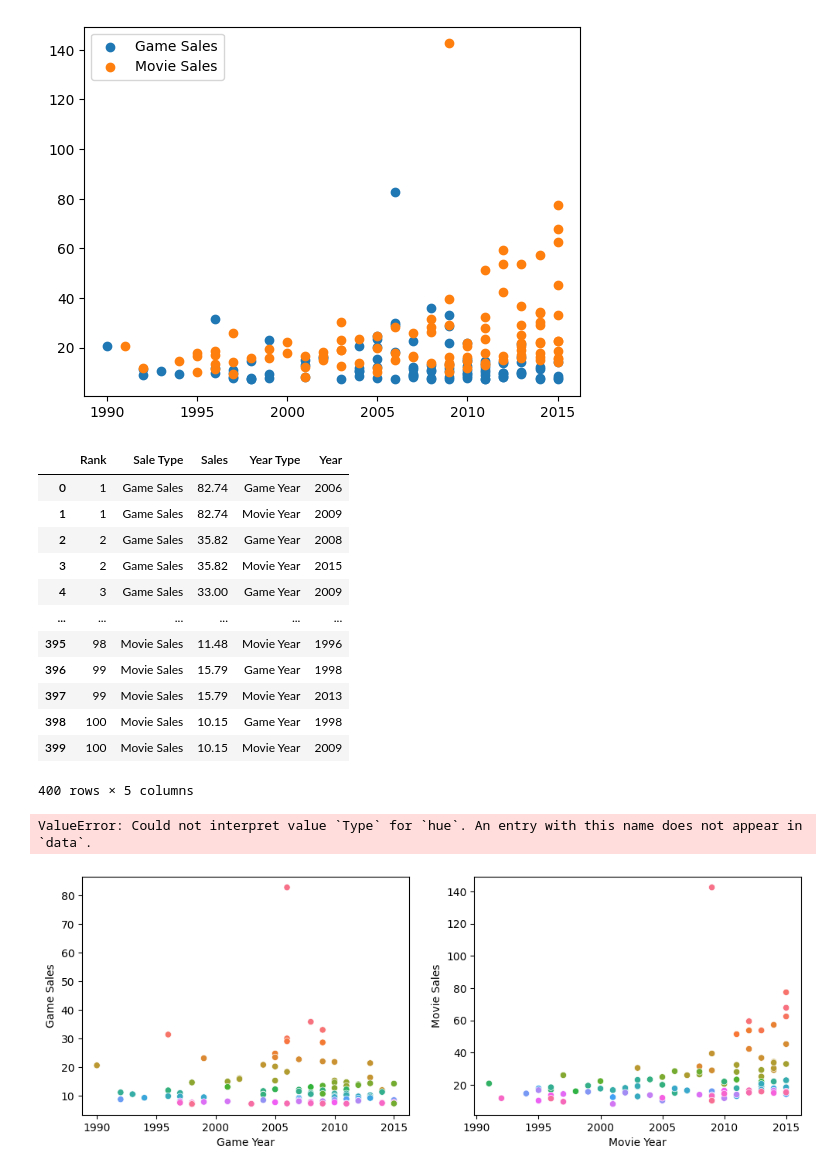
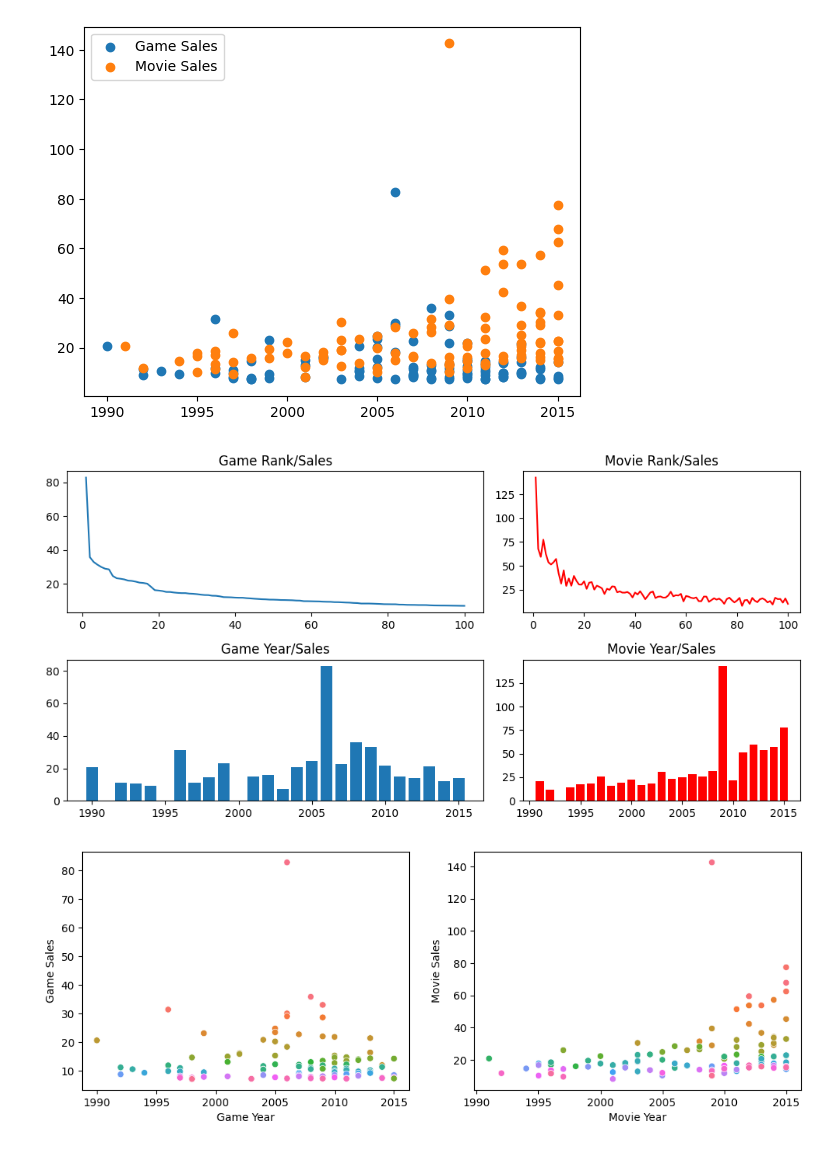
Before and after one commit to jan-bohacek/pipeline-td-course, a Jupyter notebook: week07/jupyter/assignment.ipynb, the cells around one changed output. Drawn from its saved outputs; the diff is of its cells as text; code cells hidden in the pictures.

```diff
--- a/week07/jupyter/assignment.ipynb
+++ b/week07/jupyter/assignment.ipynb
@@ -156,24 +133,21 @@ melt_merge = pd.merge(sales_melt, year_melt, on="Rank")
-# %%
-melt_merge
-# %% [output]
-|  | Rank | Sale Type | Sales | Year Type | Year |
-| 0 | 1 | Game Sales | 82.74 | Game Year | 2006 |
-| 1 | 1 | Game Sales | 82.74 | Movie Year | 2009 |
-| 2 | 2 | Game Sales | 35.82 | Game Year | 2008 |
-| 3 | 2 | Game Sales | 35.82 | Movie Year | 2015 |
-| 4 | 3 | Game Sales | 33.00 | Game Year | 2009 |
-| ... | ... | ... | ... | ... | ... |
-| 395 | 98 | Movie Sales | 11.48 | Movie Year | 1996 |
-| 396 | 99 | Movie Sales | 15.79 | Game Year | 1998 |
-| 397 | 99 | Movie Sales | 15.79 | Movie Year | 2013 |
-| 398 | 100 | Movie Sales | 10.15 | Game Year | 1998 |
-| 399 | 100 | Movie Sales | 10.15 | Movie Year | 2009 |
-400 rows × 5 columns
-# %%
-sns.kdeplot(data=melt_merge, x="Sales", hue="Sales Type", multiple="stack")
-plt.xlabel("$ milions in sales");
-# %% [output]
-ValueError: Could not interpret value `Type` for `hue`. An entry with this name does not appear in `data`.
+# %%
+fig, ax = plt.subplots(2, 2, figsize=(10,5), gridspec_kw={"width_ratios": [3,2]})
+
+ax[0,0].plot(data_merge["Rank"], data_merge["Game Sales"])
+ax[0,0].set_title("Game Rank/Sales")
+
+ax[0,1].plot(data_merge["Rank"], data_merge["Movie Sales"], c="red")
+ax[0,1].set_title("Movie Rank/Sales")
+
+ax[1,0].bar(data_merge["Game Year"], data_merge["Game Sales"])
+ax[1,0].set_title("Game Year/Sales")
+
+ax[1,1].bar(data_merge["Movie Year"], data_merge["Movie Sales"], color="red")
+ax[1,1].set_title("Movie Year/Sales")
+
+plt.tight_layout()
+# %% [output]
+[figure, added]
 # %%
 fig, axs = plt.subplots(1,2, figsize=(12,4))
 sns.scatterplot(data=data_merge, x="Game Year", y="Game Sales", hue="Game", ax=axs[0], legend = False)
```
Also changed, not shown: parts of 14 cells of this notebook.
